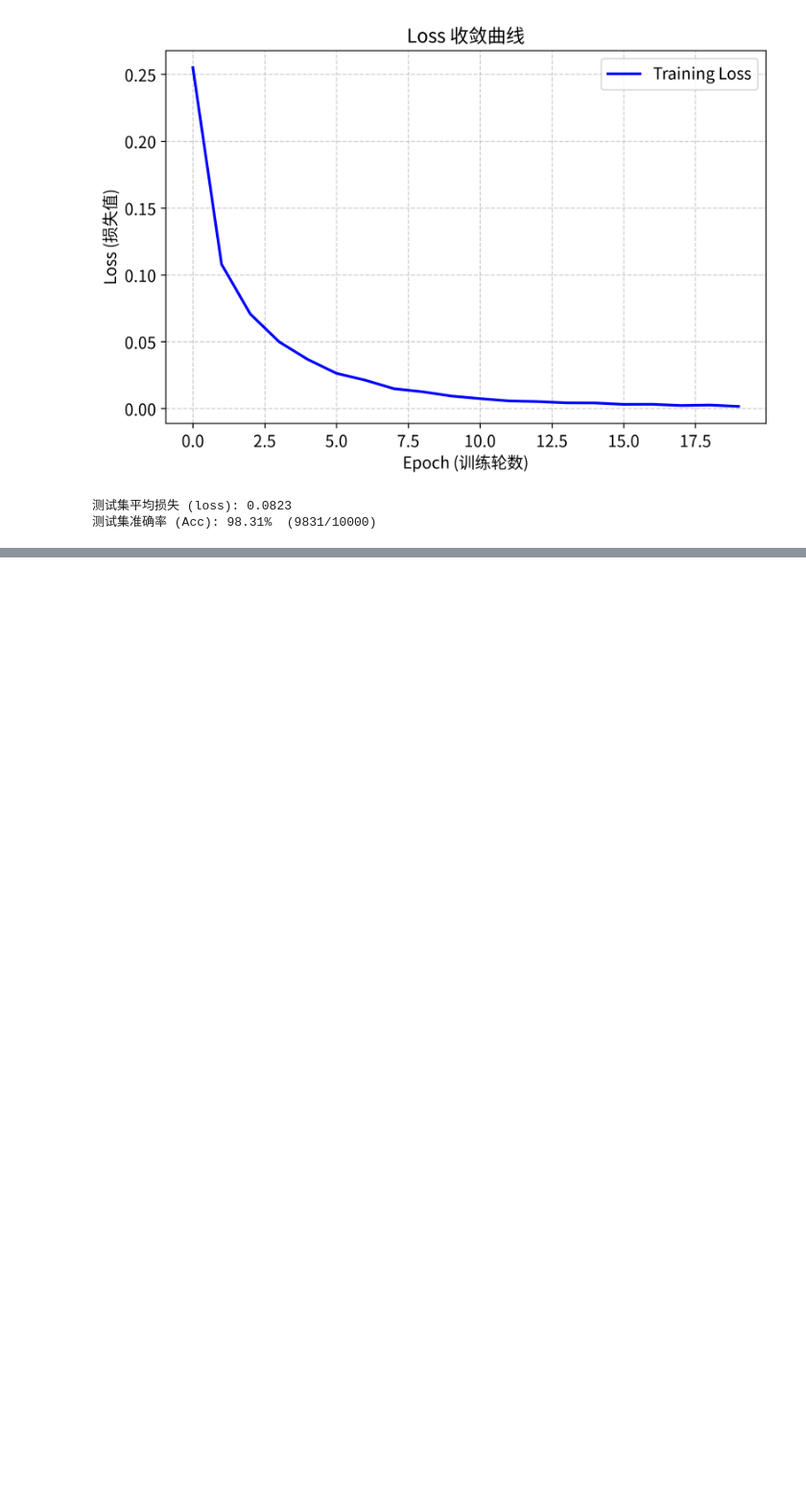
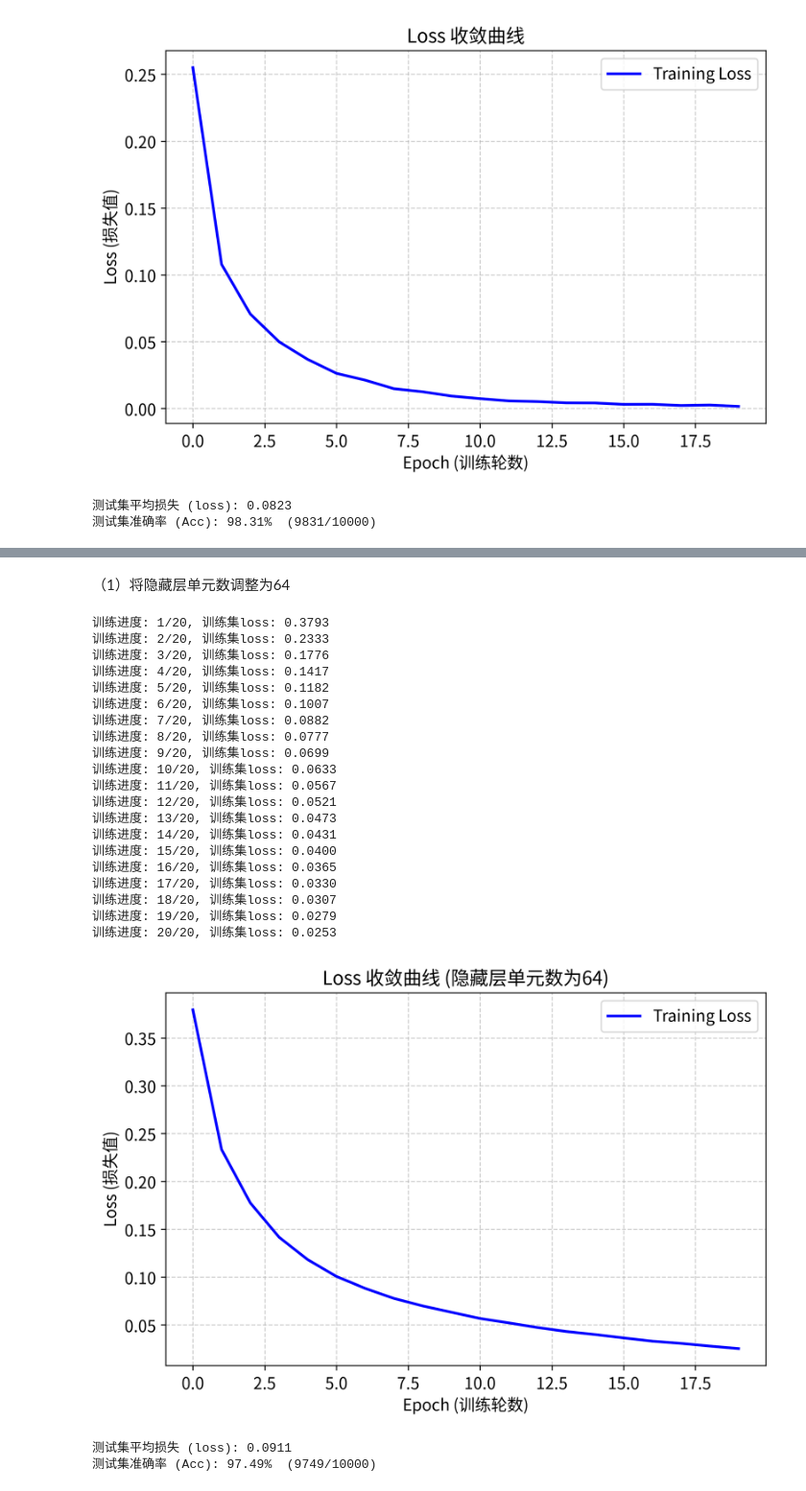
Before and after one commit to xiaoguangjin12345-dev/deep-learning, a Jupyter notebook: ex-1/ex-1.2.ipynb, the cells around one changed output, grey strips where cells are left out. Shown at 96% size. Cells and saved outputs as stored; diff of their text form; code cells hidden in the pictures; blank space fills up the shorter version.

```diff
--- a/ex-1/ex-1.2.ipynb
+++ b/ex-1/ex-1.2.ipynb
@@ -197,0 +269,47 @@ evaluate_model(model, batch=128)
+# %%
+# 可调整隐藏层单元数的网络结构
+class HiddenNumNet(nn.Module):
+    def __init__(self, hidden_num):
+        super().__init__()
+        self.fc1 = nn.Linear(784, hidden_num) # 输入层 784 -> 隐藏层 hidden_num
+        self.out = nn.Linear(hidden_num, 10) # 隐藏层 hidden_num -> 输出层 10
+        self.relu = nn.ReLU()
+
+    def forward(self, x):
+        x = self.relu(self.fc1(x))
+        x = self.out(x)  # 直接输出线性结果
+        return x
+# %% [markdown]
+（1）将隐藏层单元数调整为64
+# %%
+model = HiddenNumNet(hidden_num = 64) # 定义模型
+criterion = nn.CrossEntropyLoss() # 损失函数（交叉熵损失）
+optimizer = optim.RMSprop(model.parameters(), lr = 0.001) # 优化器
+
+loss_result = train_model(model, epochs=20, batch = 128)
+plot_loss_curve('Loss 收敛曲线 (隐藏层单元数为64)', loss_result)
+evaluate_model(model, batch=128)
+# %% [output]
+训练进度: 1/20, 训练集loss: 0.3793
+训练进度: 2/20, 训练集loss: 0.2333
+训练进度: 3/20, 训练集loss: 0.1776
+训练进度: 4/20, 训练集loss: 0.1417
+训练进度: 5/20, 训练集loss: 0.1182
+训练进度: 6/20, 训练集loss: 0.1007
+训练进度: 7/20, 训练集loss: 0.0882
+训练进度: 8/20, 训练集loss: 0.0777
+训练进度: 9/20, 训练集loss: 0.0699
+训练进度: 10/20, 训练集loss: 0.0633
+训练进度: 11/20, 训练集loss: 0.0567
+训练进度: 12/20, 训练集loss: 0.0521
+训练进度: 13/20, 训练集loss: 0.0473
+训练进度: 14/20, 训练集loss: 0.0431
+训练进度: 15/20, 训练集loss: 0.0400
+训练进度: 16/20, 训练集loss: 0.0365
+训练进度: 17/20, 训练集loss: 0.0330
+训练进度: 18/20, 训练集loss: 0.0307
+训练进度: 19/20, 训练集loss: 0.0279
+训练进度: 20/20, 训练集loss: 0.0253
+[figure, added]
+测试集平均损失 (loss): 0.0911
+测试集准确率 (Acc): 97.49%  (9749/10000)
```
Also changed, not shown: parts of 16 cells of this notebook.
